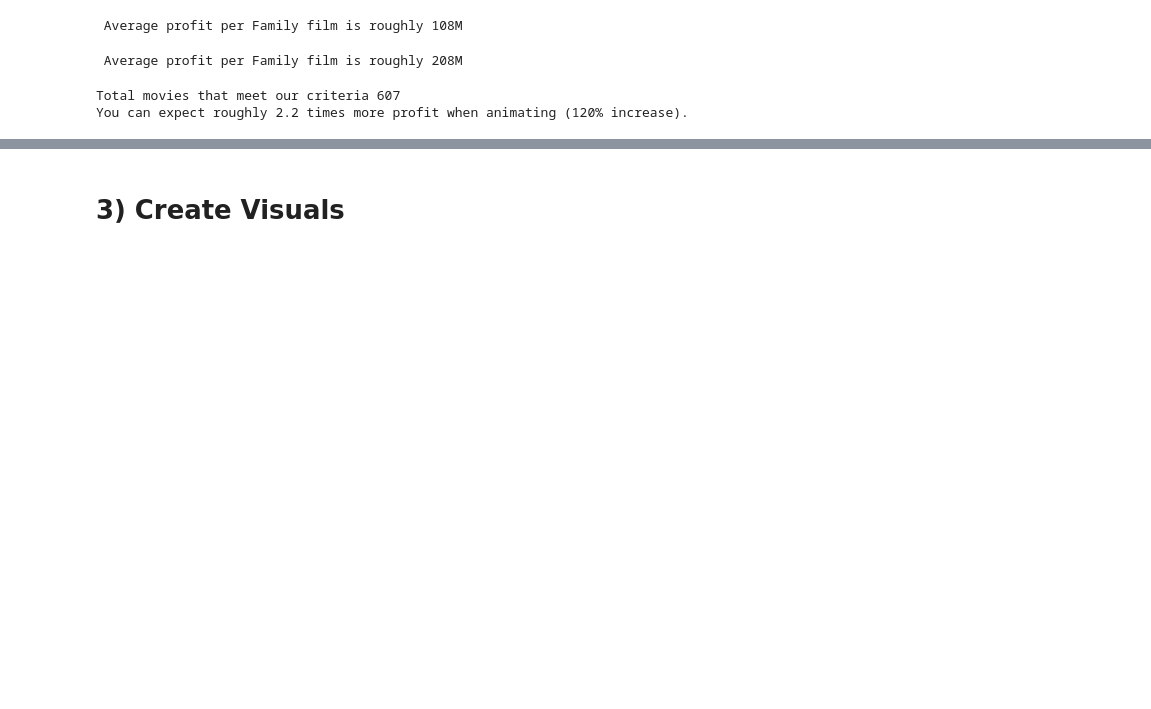
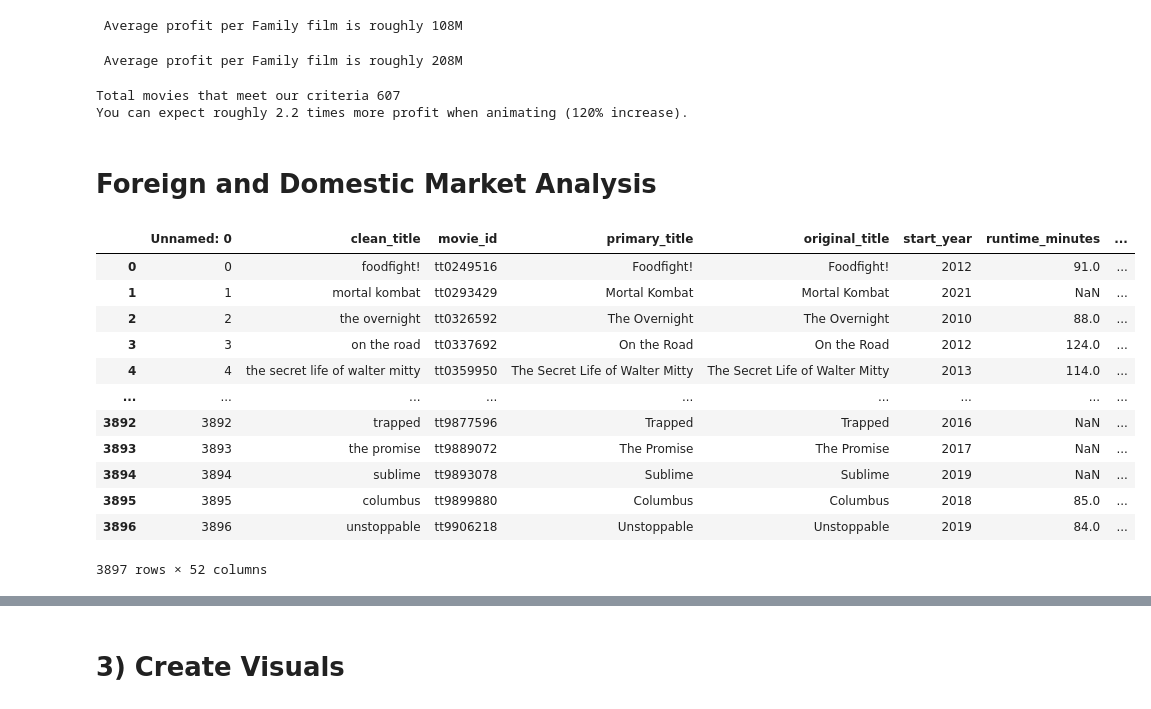
Before and after one commit to chris-helmerson/Prospective-Movie-Studio-Analysis, a Jupyter notebook: Notebooks/Notebook_Chris.ipynb, the cells around one changed output, grey strips where cells are left out. Drawn from its saved outputs; the diff is of its cells as text; code cells hidden in the pictures; blank space fills up the shorter version.

```diff
--- a/Notebooks/Notebook_Chris.ipynb
+++ b/Notebooks/Notebook_Chris.ipynb
@@ -468,3 +468,25 @@ print(f'You can expect roughly {round(avg_animated_profit_increase, 2)} times mo
 # %% [output]
 Total movies that meet our criteria 607
 You can expect roughly 2.2 times more profit when animating (120% increase).
+# %% [markdown]
+# Foreign and Domestic Market Analysis
+# %%
+#let's load our cleaned data frame and looking at the rows and columns.
+#In this set we can see the columns associated with our variables in question.
+
+masterdf = pd.read_csv('master_data_raw.csv')
+masterdf
+# %% [output]
+|  | Unnamed: 0 | clean_title | movie_id | primary_title | original_title | start_year | runtime_minutes | ... |
+| 0 | 0 | foodfight! | tt0249516 | Foodfight! | Foodfight! | 2012 | 91.0 | ... |
+| 1 | 1 | mortal kombat | tt0293429 | Mortal Kombat | Mortal Kombat | 2021 | NaN | ... |
+| 2 | 2 | the overnight | tt0326592 | The Overnight | The Overnight | 2010 | 88.0 | ... |
+| 3 | 3 | on the road | tt0337692 | On the Road | On the Road | 2012 | 124.0 | ... |
+| 4 | 4 | the secret life of walter mitty | tt0359950 | The Secret Life of Walter Mitty | The Secret Life of Walter Mitty | 2013 | 114.0 | ... |
+| ... | ... | ... | ... | ... | ... | ... | ... | ... |
+| 3892 | 3892 | trapped | tt9877596 | Trapped | Trapped | 2016 | NaN | ... |
+| 3893 | 3893 | the promise | tt9889072 | The Promise | The Promise | 2017 | NaN | ... |
+| 3894 | 3894 | sublime | tt9893078 | Sublime | Sublime | 2019 | NaN | ... |
+| 3895 | 3895 | columbus | tt9899880 | Columbus | Columbus | 2018 | 85.0 | ... |
+| 3896 | 3896 | unstoppable | tt9906218 | Unstoppable | Unstoppable | 2019 | 84.0 | ... |
+3897 rows × 52 columns
```
Also changed, not shown: parts of 26 cells of this notebook.
